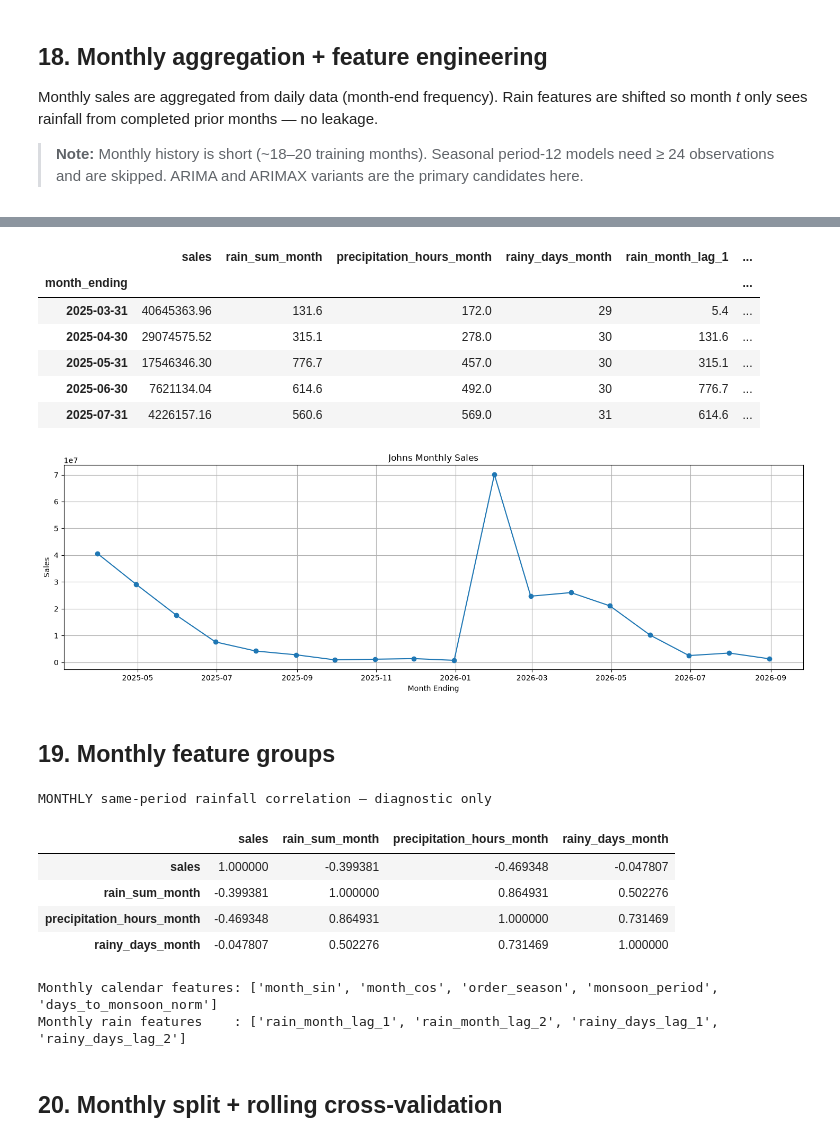
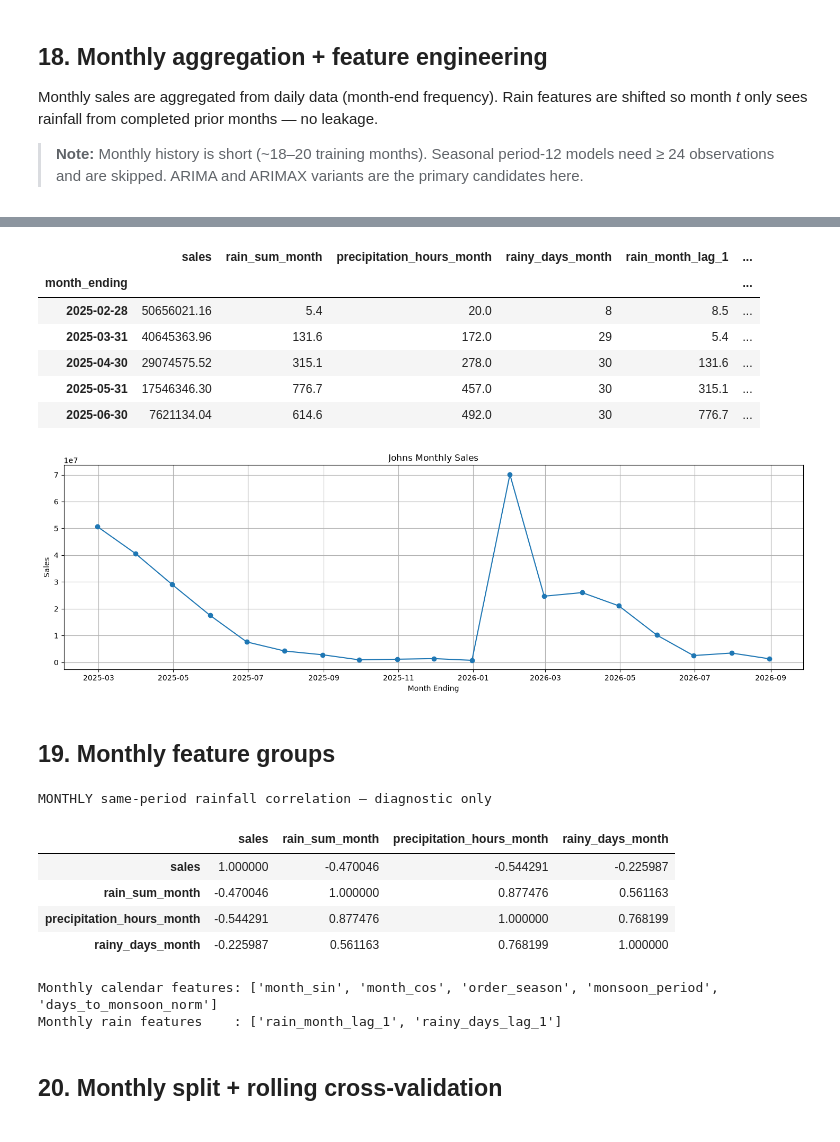
Before and after one commit to ADITHYANKG/statistical-models, a Jupyter notebook: johns/07_arimax_sarima_business_aware/07_business_aware_arimax_sarimax_daily_weekly.ipynb, the cells around one changed output, grey strips where cells are left out. Saved outputs shown, nothing was run; the diff lists cells and outputs as text; code cells hidden in the pictures.

```diff
--- a/johns/07_arimax_sarima_business_aware/07_business_aware_arimax_sarimax_daily_weekly.ipynb
+++ b/johns/07_arimax_sarima_business_aware/07_business_aware_arimax_sarimax_daily_weekly.ipynb
@@ -965,11 +965,9 @@ weather_monthly = weather_daily.set_index("date").resample("ME").agg({
 
 monthly_base = monthly_sales.rename("sales").to_frame().join(weather_monthly, how="left").fillna(0.0)
 
-# lag_1 and lag_2 only — rolling(3) would consume 3 months at the start and shrink the dataset
-monthly_base["rain_month_lag_1"]  = monthly_base["rain_sum_month"].shift(1)
-monthly_base["rain_month_lag_2"]  = monthly_base["rain_sum_month"].shift(2)
-monthly_base["rainy_days_lag_1"]  = monthly_base["rainy_days_month"].shift(1)
-monthly_base["rainy_days_lag_2"]  = monthly_base["rainy_days_month"].shift(2)
+# lag_1 only — each lag level costs one month; lag_1 loses only the very first month
+monthly_base["rain_month_lag_1"] = monthly_base["rain_sum_month"].shift(1)
+monthly_base["rainy_days_lag_1"] = monthly_base["rainy_days_month"].shift(1)
 
 def add_monthly_calendar_features(df):
     out = df.copy()
@@ -995,11 +993,11 @@ Monthly: 2025-03-31 00:00:00 -> 2026-08-31 00:00:00 18
 |  | sales | rain_sum_month | precipitation_hours_month | rainy_days_month | rain_month_lag_1 | ... |
 | month_ending |  |  |  |  |  | ... |
+| 2025-02-28 | 50656021.16 | 5.4 | 20.0 | 8 | 8.5 | ... |
 | 2025-03-31 | 40645363.96 | 131.6 | 172.0 | 29 | 5.4 | ... |
 | 2025-04-30 | 29074575.52 | 315.1 | 278.0 | 30 | 131.6 | ... |
 | 2025-05-31 | 17546346.30 | 776.7 | 457.0 | 30 | 315.1 | ... |
 | 2025-06-30 | 7621134.04 | 614.6 | 492.0 | 30 | 776.7 | ... |
-| 2025-07-31 | 4226157.16 | 560.6 | 569.0 | 31 | 614.6 | ... |
-[figure, old version]
+[figure, new version]
 # %% [markdown]
 ## 19. Monthly feature groups
 # %%
@@ -1007,8 +1005,7 @@ MONTHLY_CALENDAR_FEATURES = [
     "month_sin", "month_cos", "order_season", "monsoon_period", "days_to_monsoon_norm"
 ]
 MONTHLY_RAIN_FEATURES = [
-    "rain_month_lag_1", "rain_month_lag_2",
-    "rainy_days_lag_1", "rainy_days_lag_2"
+    "rain_month_lag_1", "rainy_days_lag_1"
 ]
 MONTHLY_FULL_FEATURES = MONTHLY_CALENDAR_FEATURES + MONTHLY_RAIN_FEATURES
 
@@ -1019,12 +1016,12 @@ print("Monthly rain features    :", MONTHLY_RAIN_FEATURES)
 # %% [output]
 MONTHLY same-period rainfall correlation — diagnostic only
 |  | sales | rain_sum_month | precipitation_hours_month | rainy_days_month |
-| sales | 1.000000 | -0.399381 | -0.469348 | -0.047807 |
-| rain_sum_month | -0.399381 | 1.000000 | 0.864931 | 0.502276 |
-| precipitation_hours_month | -0.469348 | 0.864931 | 1.000000 | 0.731469 |
-| rainy_days_month | -0.047807 | 0.502276 | 0.731469 | 1.000000 |
+| sales | 1.000000 | -0.470046 | -0.544291 | -0.225987 |
+| rain_sum_month | -0.470046 | 1.000000 | 0.877476 | 0.561163 |
+| precipitation_hours_month | -0.544291 | 0.877476 | 1.000000 | 0.768199 |
+| rainy_days_month | -0.225987 | 0.561163 | 0.768199 | 1.000000 |
 Monthly calendar features: ['month_sin', 'month_cos', 'order_season', 'monsoon_period', 'days_to_monsoon_norm']
-Monthly rain features    : ['rain_month_lag_1', 'rain_month_lag_2', 'rainy_days_lag_1', 'rainy_days_lag_2']
+Monthly rain features    : ['rain_month_lag_1', 'rainy_days_lag_1']
 # %% [markdown]
 ## 20. Monthly split + rolling cross-validation
 # %%
```
Also changed, not shown: parts of 4 cells of this notebook, 9 other files.
